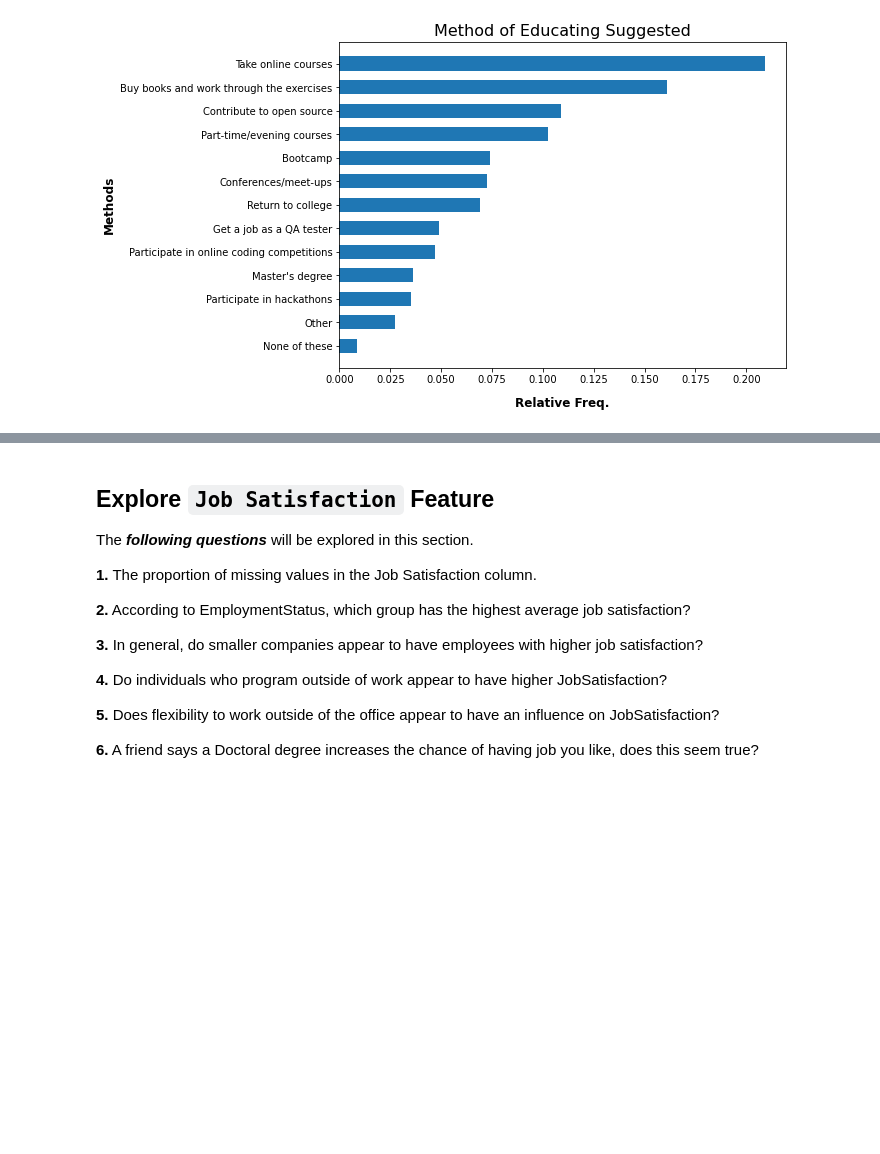
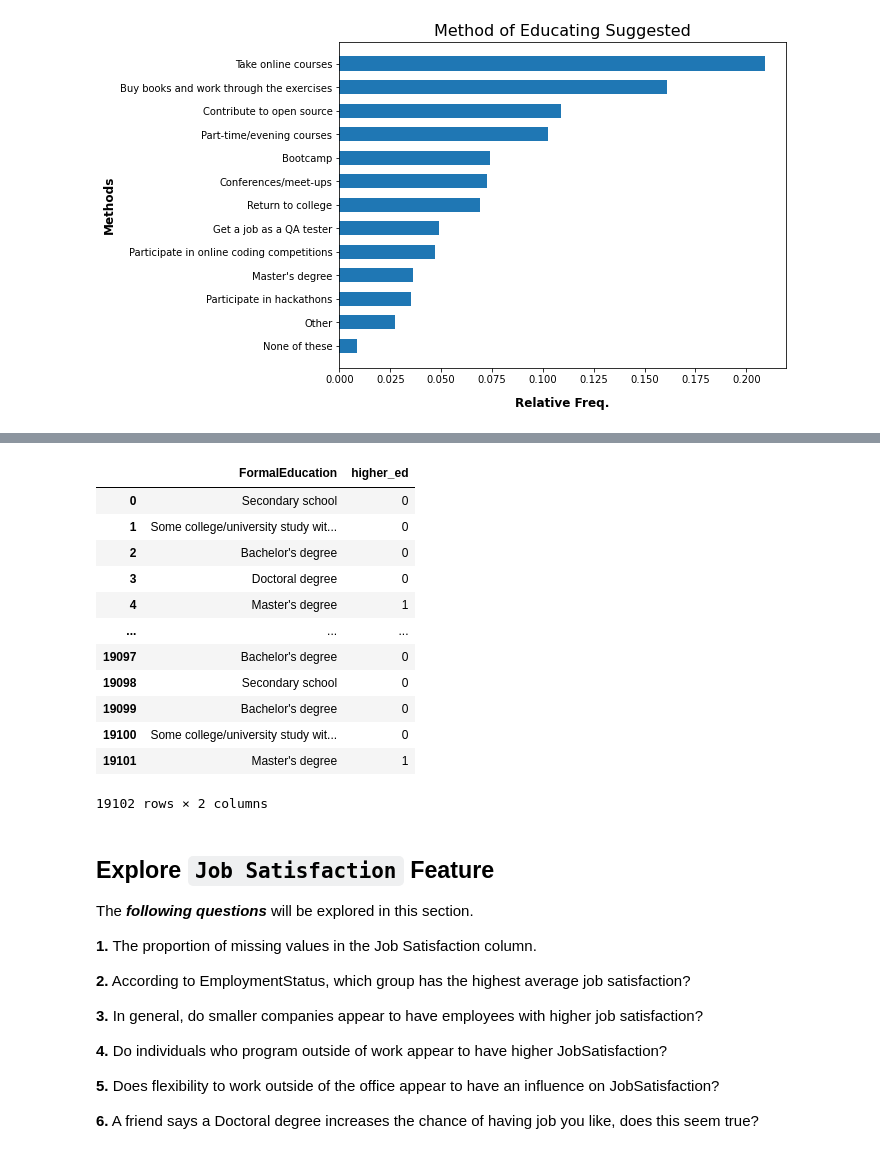
Before and after one commit to Alex-YuZ/SurveyDataAnalysis, a Jupyter notebook: SurveyDataAnalysis.ipynb, the cells around one changed output, grey strips where cells are left out. Saved outputs shown, nothing was run; the diff lists cells and outputs as text; code cells hidden in the pictures; blank space fills up the shorter version.

Commit message:
feat: Encode respondents with higher edu as 1

```diff
--- a/SurveyDataAnalysis.ipynb
+++ b/SurveyDataAnalysis.ipynb
@@ -409,0 +443,18 @@ plt.xlabel('Relative Freq.', fontweight='bold', fontsize=12, labelpad=12);
+# %%
+df, prop = h.higher_ed_mapping(df, ["Master's degree", "Doctoral", "Professional degree"])
+# %%
+df[['FormalEducation', 'higher_ed']]
+# %% [output]
+|  | FormalEducation | higher_ed |
+| 0 | Secondary school | 0 |
+| 1 | Some college/university study wit... | 0 |
+| 2 | Bachelor's degree | 0 |
+| 3 | Doctoral degree | 0 |
+| 4 | Master's degree | 1 |
+| ... | ... | ... |
+| 19097 | Bachelor's degree | 0 |
+| 19098 | Secondary school | 0 |
+| 19099 | Bachelor's degree | 0 |
+| 19100 | Some college/university study wit... | 0 |
+| 19101 | Master's degree | 1 |
+19102 rows × 2 columns
```
Also changed, not shown: parts of 5 cells of this notebook, 1 other file.
